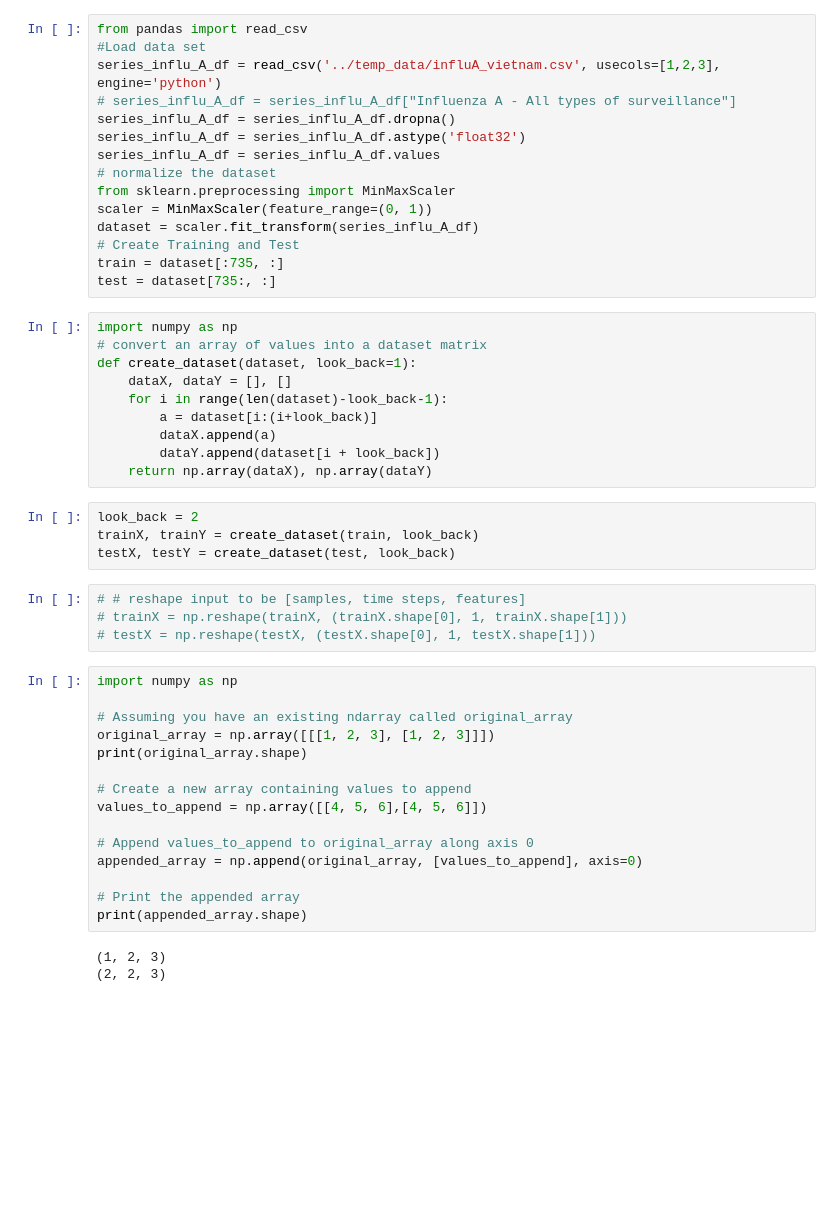
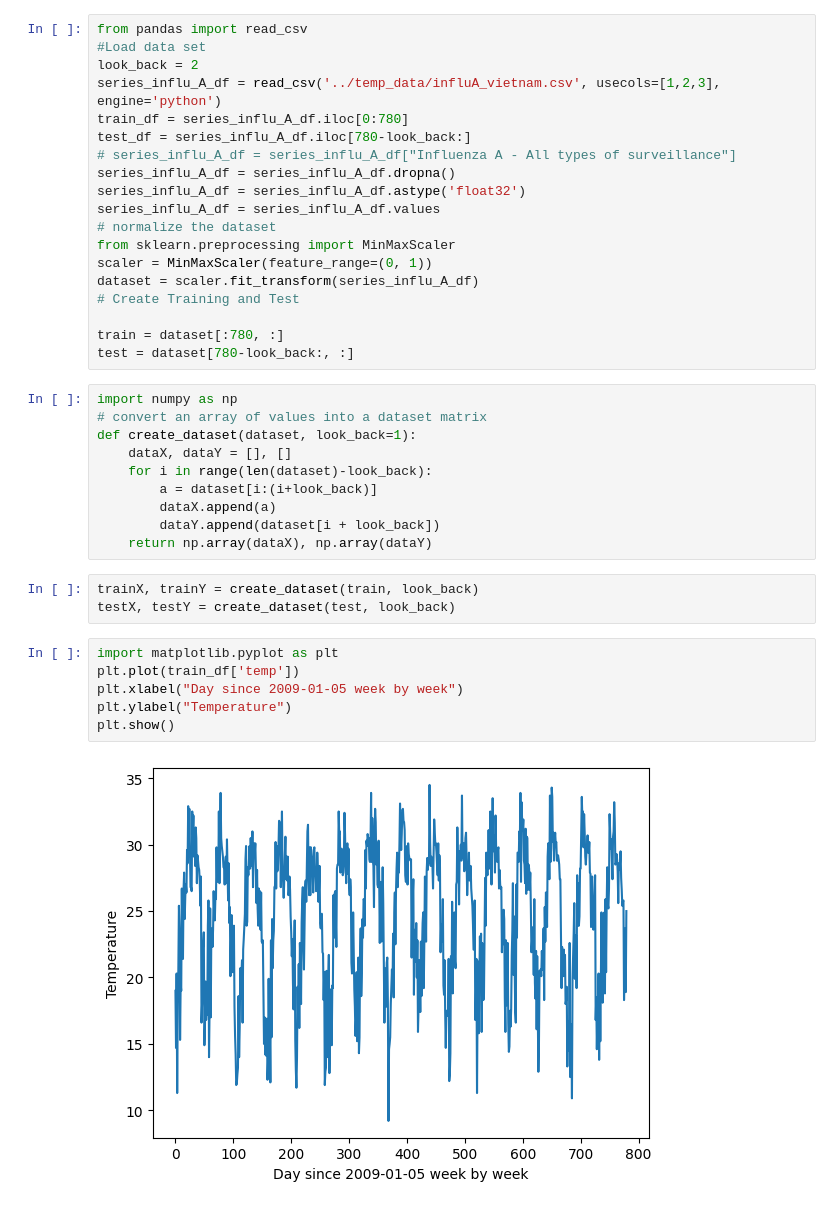
Before and after one commit to meonghiem/GR3, a Jupyter notebook: src/inference_LSTM_3_3.ipynb, the cells around one changed output. Saved outputs shown, nothing was run; the diff lists cells and outputs as text; blank space fills up the shorter version.

```diff
--- a/src/inference_LSTM_3_3.ipynb
+++ b/src/inference_LSTM_3_3.ipynb
@@ -4,7 +7,10 @@ model = tf.keras.models.load_model("../model/LSTM_3_3.keras")
 # %%
 from pandas import read_csv
 #Load data set
+look_back = 2
 series_influ_A_df = read_csv('../temp_data/influA_vietnam.csv', usecols=[1,2,3], engine='python')
+train_df = series_influ_A_df.iloc[0:780]
+test_df = series_influ_A_df.iloc[780-look_back:]
 # series_influ_A_df = series_influ_A_df["Influenza A - All types of surveillance"]
 series_influ_A_df = series_influ_A_df.dropna()
 series_influ_A_df = series_influ_A_df.astype('float32')
@@ -14,41 +20,27 @@ from sklearn.preprocessing import MinMaxScaler
 scaler = MinMaxScaler(feature_range=(0, 1))
 dataset = scaler.fit_transform(series_influ_A_df)
 # Create Training and Test
-train = dataset[:735, :]
-test = dataset[735:, :]
+
+train = dataset[:780, :]
+test = dataset[780-look_back:, :]
 # %%
 import numpy as np
 # convert an array of values into a dataset matrix
 def create_dataset(dataset, look_back=1):
     dataX, dataY = [], []
-    for i in range(len(dataset)-look_back-1):
+    for i in range(len(dataset)-look_back):
         a = dataset[i:(i+look_back)]
         dataX.append(a)
         dataY.append(dataset[i + look_back])
     return np.array(dataX), np.array(dataY)
 # %%
-look_back = 2
 trainX, trainY = create_dataset(train, look_back)
 testX, testY = create_dataset(test, look_back)
-# %%
-# # reshape input to be [samples, time steps, features]
-# trainX = np.reshape(trainX, (trainX.shape[0], 1, trainX.shape[1]))
-# testX = np.reshape(testX, (testX.shape[0], 1, testX.shape[1]))
-# %%
-import numpy as np
-
-# Assuming you have an existing ndarray called original_array
-original_array = np.array([[[1, 2, 3], [1, 2, 3]]])
-print(original_array.shape)
-
-# Create a new array containing values to append
-values_to_append = np.array([[4, 5, 6],[4, 5, 6]])
-
-# Append values_to_append to original_array along axis 0
-appended_array = np.append(original_array, [values_to_append], axis=0)
-
-# Print the appended array
-print(appended_array.shape)
-# %% [output]
-(1, 2, 3)
-(2, 2, 3)
+# %%
+import matplotlib.pyplot as plt
+plt.plot(train_df['temp'])
+plt.xlabel("Day since 2009-01-05 week by week")
+plt.ylabel("Temperature")
+plt.show()
+# %% [output]
+[figure, added]
```
Also changed, not shown: parts of 7 cells of this notebook, 5 other files.
